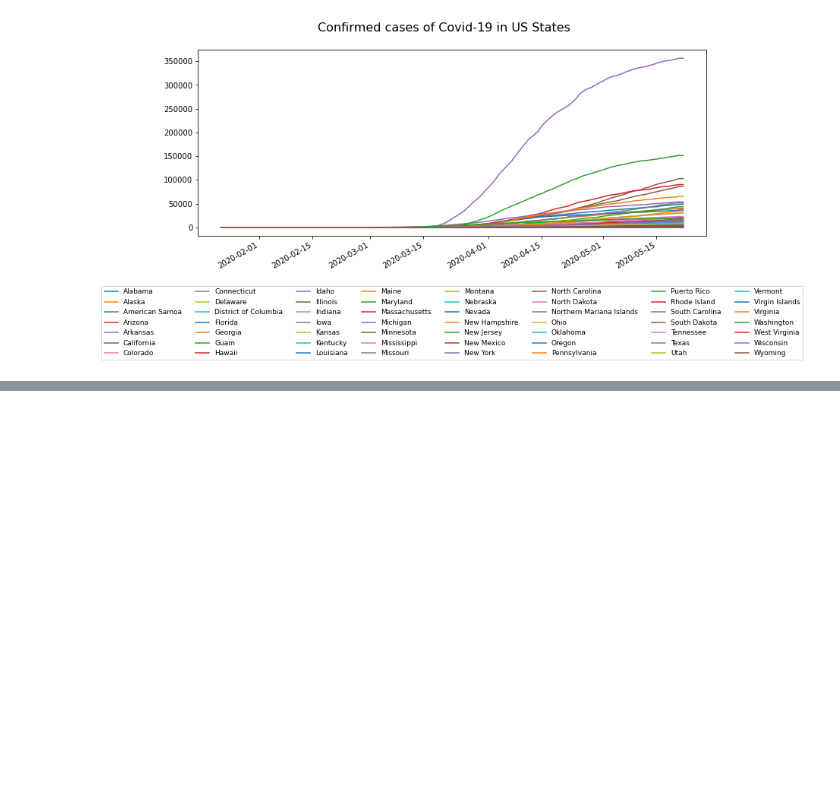
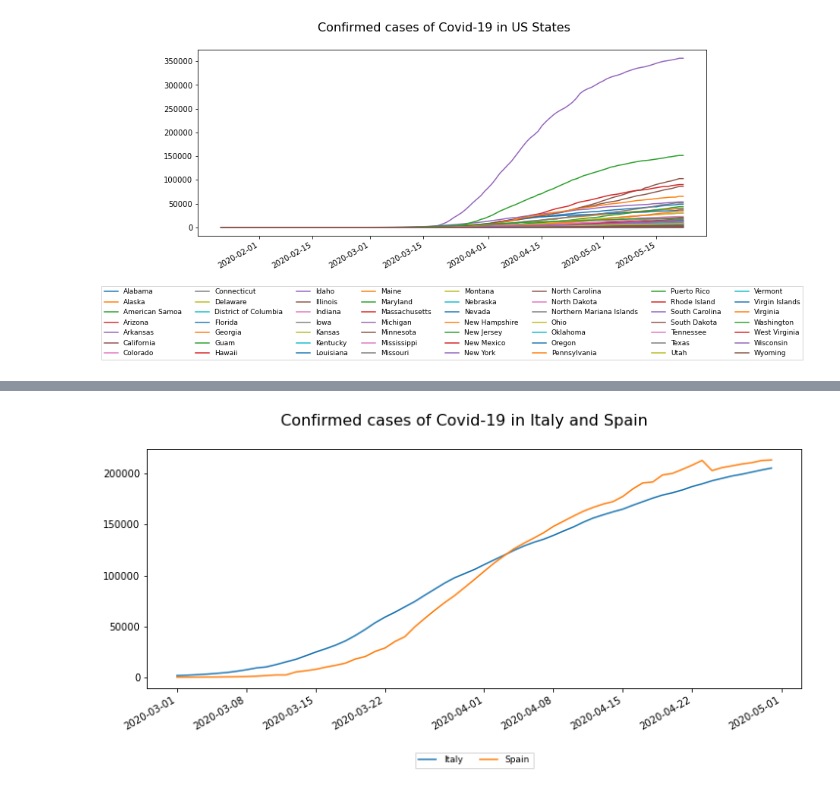
Before and after one commit to covid19datahub/Python, a Jupyter notebook: doc/presentation.ipynb, the cells around one changed output, grey strips where cells are left out. Saved outputs shown, nothing was run; the diff lists cells and outputs as text; code cells hidden in the pictures; blank space fills up the shorter version.

```diff
--- a/doc/presentation.ipynb
+++ b/doc/presentation.ipynb
@@ -73,0 +150,2 @@ plt.show()
+# %%
+x = covid19(["spain","italy"], start="2020-03-01", end="2020-04-30", verbose=False)
@@ -73,0 +170,12 @@ plt.show()
+# %%
+# plot each state separately
+for country in x.groupby("administrative_area_level_1").groups:
+    data = x[x["administrative_area_level_1"] == country]
+    plt.plot(data["date"], data["confirmed"], label = country)
+# format plot
+plt.gcf().autofmt_xdate()
+plt.suptitle("Confirmed cases of Covid-19 in Italy and Spain", size = 16)
+plt.legend(loc='upper center', bbox_to_anchor=(0.5, -0.25), fancybox = False, ncol = 8, prop={'size': 9})
+plt.show()
+# %% [output]
+[figure, added]
```
Also changed, not shown: parts of 23 cells of this notebook.
